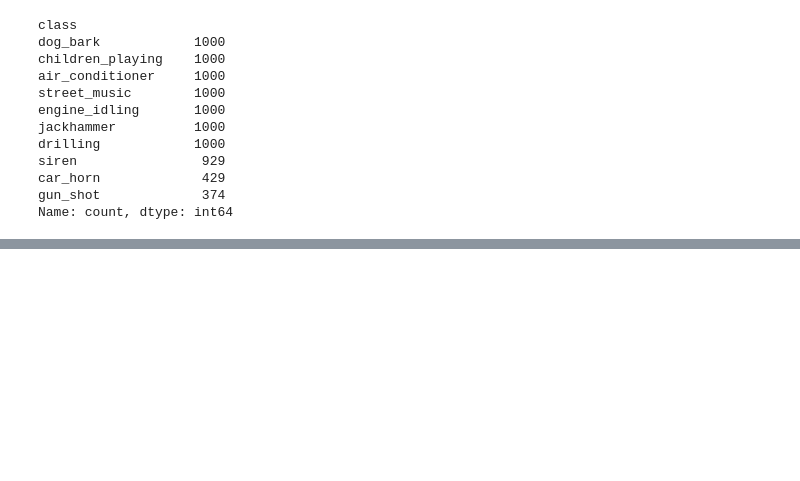
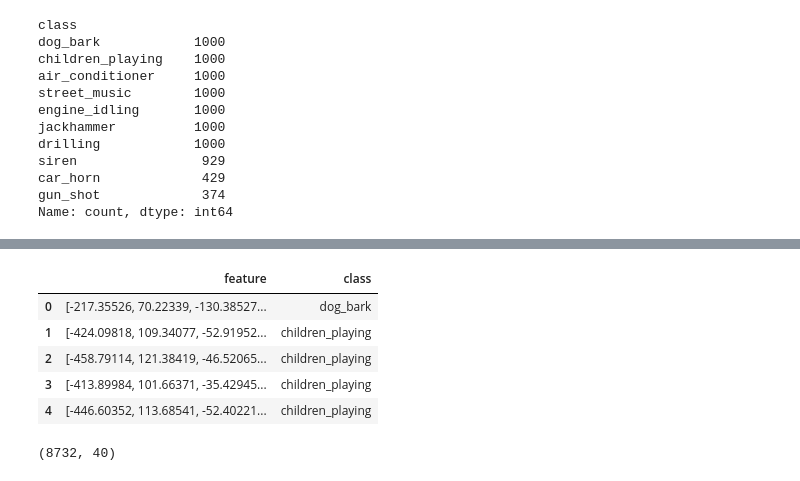
Before and after one commit to Ro-han12/Audio-Classifier, a Jupyter notebook: eda.ipynb, the cells around one changed output, grey strips where cells are left out. Saved outputs shown, nothing was run; the diff lists cells and outputs as text; code cells hidden in the pictures; blank space fills up the shorter version.

```diff
--- a/eda.ipynb
+++ b/eda.ipynb
@@ -22,7 +22,7 @@ WARNING: There was an error checking the latest version of pip.
 import matplotlib.pyplot as plt
 %matplotlib inline
 # %%
-filename='344-3-0-0.wav'
+filename='344-3-0-0 copy.wav'
 # %%
 import IPython.display as ipd
 import librosa
@@ -98,0 +107,7 @@ Name: count, dtype: int64
+# %%
+import pandas as pd
+import os
+import librosa
+audio_dataset_path='audio'
+metadata=pd.read_csv("UrbanSound8K.csv")
+metadata.head()
@@ -98,0 +121,7 @@ Name: count, dtype: int64
+# %%
+def features_extractor(file):
+    audio, sample_rate = librosa.load(file_name, res_type='kaiser_fast')
+    mfccs_features = librosa.feature.mfcc(y=audio, sr=sample_rate, n_mfcc=40)
+    mfccs_scaled_features = np.mean(mfccs_features.T,axis=0)
+
+    return mfccs_scaled_features
@@ -98,0 +137,22 @@ Name: count, dtype: int64
+# %%
+import numpy as np
+from tqdm import tqdm
+### Now we iterate through every audio file and extract features
+### using Mel-Frequency Cepstral Coefficients
+extracted_features=[]
+for index_num,row in tqdm(metadata.iterrows()):
+    file_name = os.path.join(os.path.abspath(audio_dataset_path),'fold'+str(row["fold"])+'/',str(row["slice_file_name"]))
+    final_class_labels=row["class"]
+    data=features_extractor(file_name)
+    extracted_features.append([data,final_class_labels])
+# %%
+### converting extracted_features to Pandas dataframe
+extracted_features_df=pd.DataFrame(extracted_features,columns=['feature','class'])
+extracted_features_df.head()
+# %% [output]
+|  | feature | class |
+| 0 | [-217.35526, 70.22339, -130.38527... | dog_bark |
+| 1 | [-424.09818, 109.34077, -52.91952... | children_playing |
+| 2 | [-458.79114, 121.38419, -46.52065... | children_playing |
+| 3 | [-413.89984, 101.66371, -35.42945... | children_playing |
+| 4 | [-446.60352, 113.68541, -52.40221... | children_playing |
@@ -98,0 +163,4 @@ Name: count, dtype: int64
+# %%
+x.shape
+# %% [output]
+(8732, 40)
```
Also changed, not shown: parts of 23 cells of this notebook.
